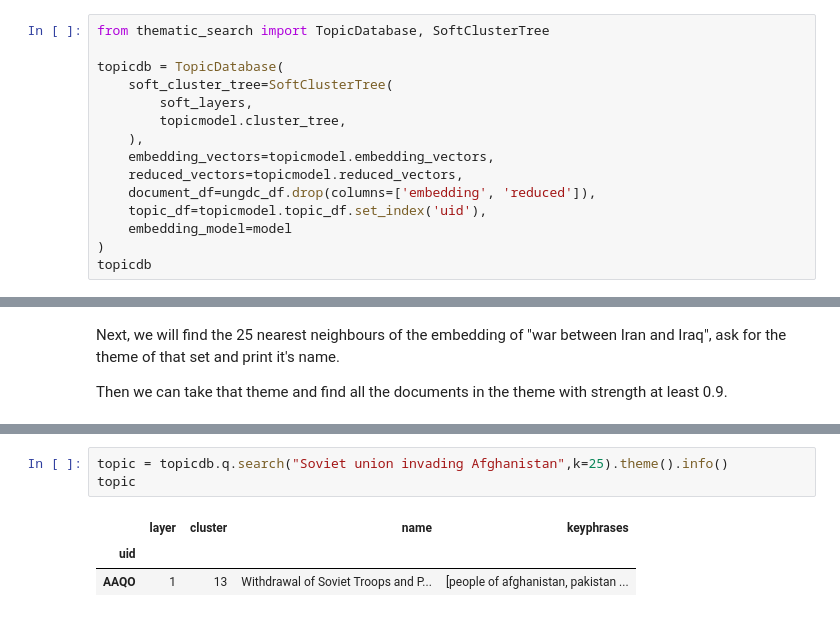
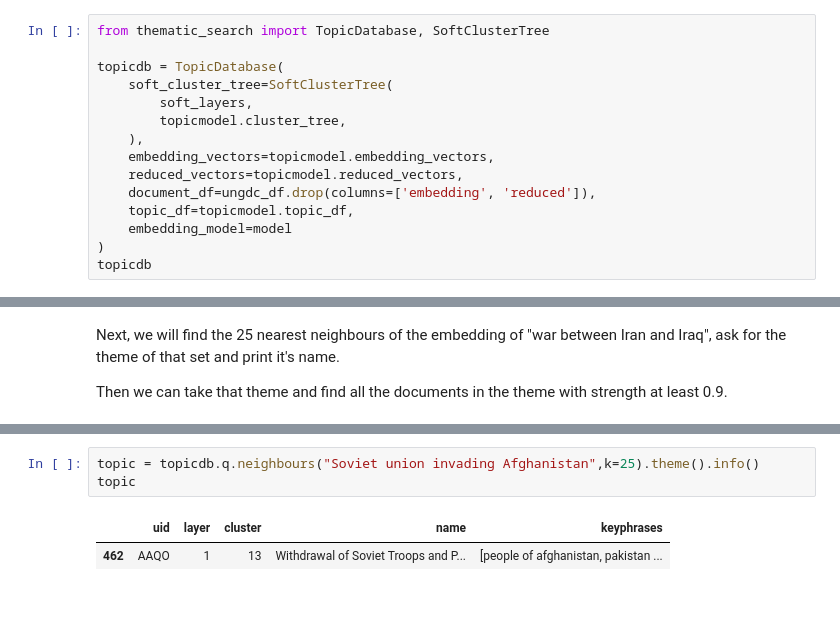
Before and after one commit to kalebruscitti/thematic-search, a Jupyter notebook: docs/source/un-toponymy.ipynb, the cells around one changed output, grey strips where cells are left out. Saved outputs shown, nothing was run; the diff lists cells and outputs as text.

```diff
--- a/docs/source/un-toponymy.ipynb
+++ b/docs/source/un-toponymy.ipynb
@@ -171,7 +172,7 @@ topicdb = TopicDatabase(
     embedding_vectors=topicmodel.embedding_vectors,
     reduced_vectors=topicmodel.reduced_vectors,
     document_df=ungdc_df.drop(columns=['embedding', 'reduced']),
-    topic_df=topicmodel.topic_df.set_index('uid'),
+    topic_df=topicmodel.topic_df,
     embedding_model=model
 )
 topicdb
@@ -219,8 +202,7 @@ topicdb.topic_df
 # %%
-topic = topicdb.q.search("Soviet union invading Afghanistan",k=25).theme().info()
+topic = topicdb.q.neighbours("Soviet union invading Afghanistan",k=25).theme().info()
 topic
 # %% [output]
-|  | layer | cluster | name | keyphrases |
-| uid |  |  |  |  |
-| AAQO | 1 | 13 | Withdrawal of Soviet Troops and P... | [people of afghanistan, pakistan ... |
+|  | uid | layer | cluster | name | keyphrases |
+| 462 | AAQO | 1 | 13 | Withdrawal of Soviet Troops and P... | [people of afghanistan, pakistan ... |
 # %%
```
Also changed, not shown: parts of 10 cells of this notebook, 9 other files.
